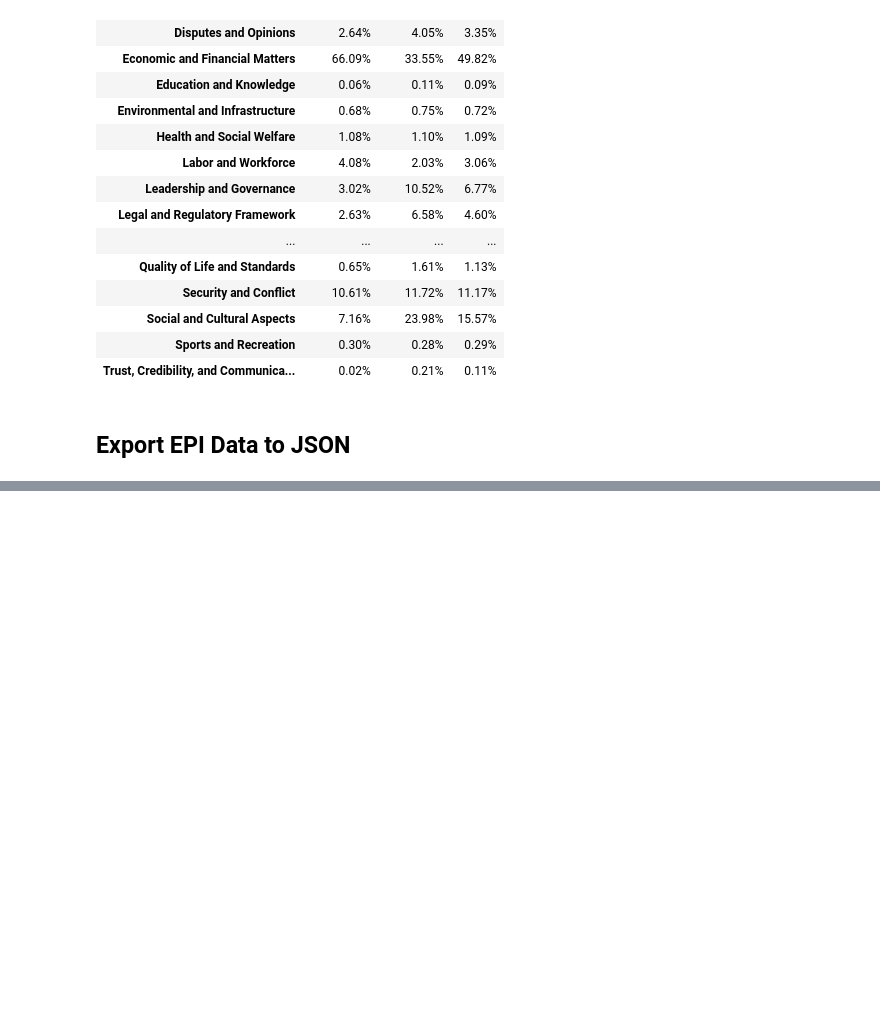
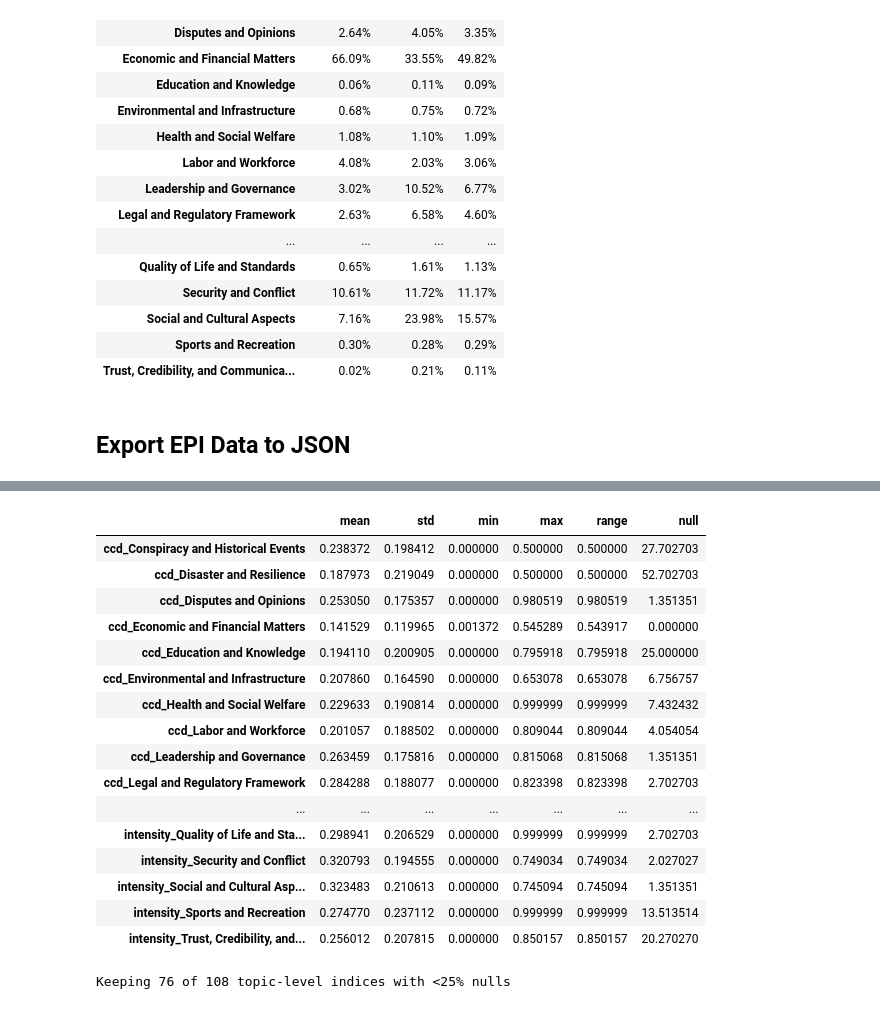
Before and after one commit to isom-ds/youtube-emotion-financial-modelling, a Jupyter notebook: 300_index_module.ipynb, the cells around one changed output, grey strips where cells are left out. Cells and saved outputs as stored; diff of their text form; code cells hidden in the pictures; blank space fills up the shorter version.

```diff
--- a/300_index_module.ipynb
+++ b/300_index_module.ipynb
@@ -769,0 +813,40 @@ pd.DataFrame(topic_percentages).map(lambda x: f"{x:.2f}%" if isinstance(x, (int,
+# %%
+# Also export topic-level indices separately for detailed analysis
+df_topic_export = df_epi_topic.copy()
+df_topic_export['date'] = pd.to_datetime(df_topic_export['date']).dt.strftime('%Y-%m-%d')
+
+cols = df_topic_export.columns.tolist()
+cols_sorted = ['date'] + sorted([col for col in cols if col != 'date'])
+df_topic_export = df_topic_export[cols_sorted]
+
+summarise(df_topic_export.copy())
+# %% [output]
+|  | mean | std | min | max | range | null |
+| ccd_Conspiracy and Historical Events | 0.238372 | 0.198412 | 0.000000 | 0.500000 | 0.500000 | 27.702703 |
+| ccd_Disaster and Resilience | 0.187973 | 0.219049 | 0.000000 | 0.500000 | 0.500000 | 52.702703 |
+| ccd_Disputes and Opinions | 0.253050 | 0.175357 | 0.000000 | 0.980519 | 0.980519 | 1.351351 |
+| ccd_Economic and Financial Matters | 0.141529 | 0.119965 | 0.001372 | 0.545289 | 0.543917 | 0.000000 |
+| ccd_Education and Knowledge | 0.194110 | 0.200905 | 0.000000 | 0.795918 | 0.795918 | 25.000000 |
+| ccd_Environmental and Infrastructure | 0.207860 | 0.164590 | 0.000000 | 0.653078 | 0.653078 | 6.756757 |
+| ccd_Health and Social Welfare | 0.229633 | 0.190814 | 0.000000 | 0.999999 | 0.999999 | 7.432432 |
+| ccd_Labor and Workforce | 0.201057 | 0.188502 | 0.000000 | 0.809044 | 0.809044 | 4.054054 |
+| ccd_Leadership and Governance | 0.263459 | 0.175816 | 0.000000 | 0.815068 | 0.815068 | 1.351351 |
+| ccd_Legal and Regulatory Framework | 0.284288 | 0.188077 | 0.000000 | 0.823398 | 0.823398 | 2.702703 |
+| ... | ... | ... | ... | ... | ... | ... |
+| intensity_Quality of Life and Sta... | 0.298941 | 0.206529 | 0.000000 | 0.999999 | 0.999999 | 2.702703 |
+| intensity_Security and Conflict | 0.320793 | 0.194555 | 0.000000 | 0.749034 | 0.749034 | 2.027027 |
+| intensity_Social and Cultural Asp... | 0.323483 | 0.210613 | 0.000000 | 0.745094 | 0.745094 | 1.351351 |
+| intensity_Sports and Recreation | 0.274770 | 0.237112 | 0.000000 | 0.999999 | 0.999999 | 13.513514 |
+| intensity_Trust, Credibility, and... | 0.256012 | 0.207815 | 0.000000 | 0.850157 | 0.850157 | 20.270270 |
+# %%
+# Create copy with null < 25%
+df_topic_export_lownull = df_topic_export.copy()
+null_summary = summarise(df_topic_export_lownull, exclude_cols=['date'])
+cols_to_keep = null_summary[null_summary['null'] <= 25].index.tolist()
+cols_to_keep = ['date'] + cols_to_keep
+
+print(f"\nKeeping {len(cols_to_keep)-1} of {len(df_topic_export_lownull.columns)-1} topic-level indices with <25% nulls")
+
+df_topic_export_lownull = df_topic_export_lownull[cols_to_keep]
+# %% [output]
+Keeping 76 of 108 topic-level indices with <25% nulls
```
Also changed, not shown: parts of 16 cells of this notebook, 5 other files.
